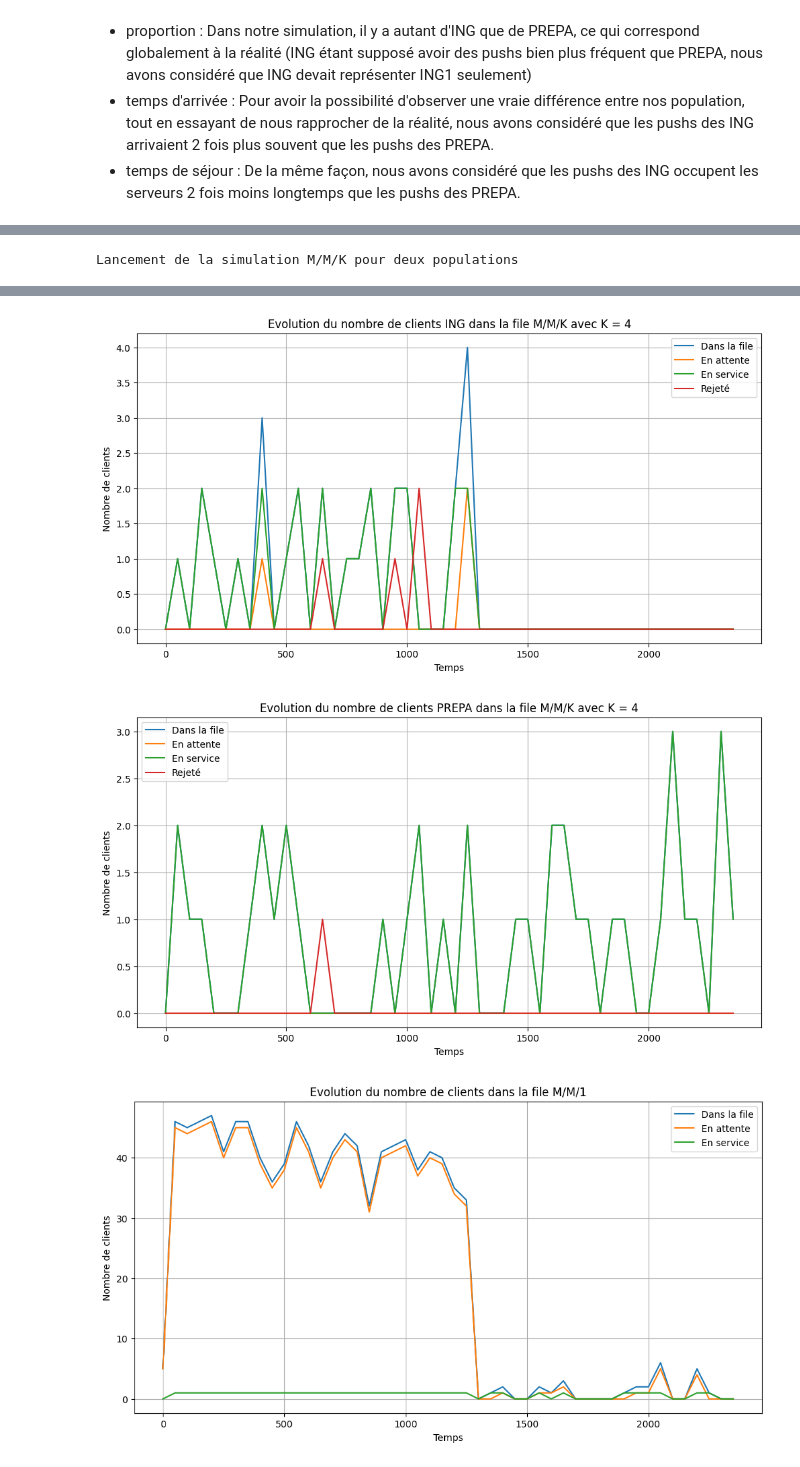
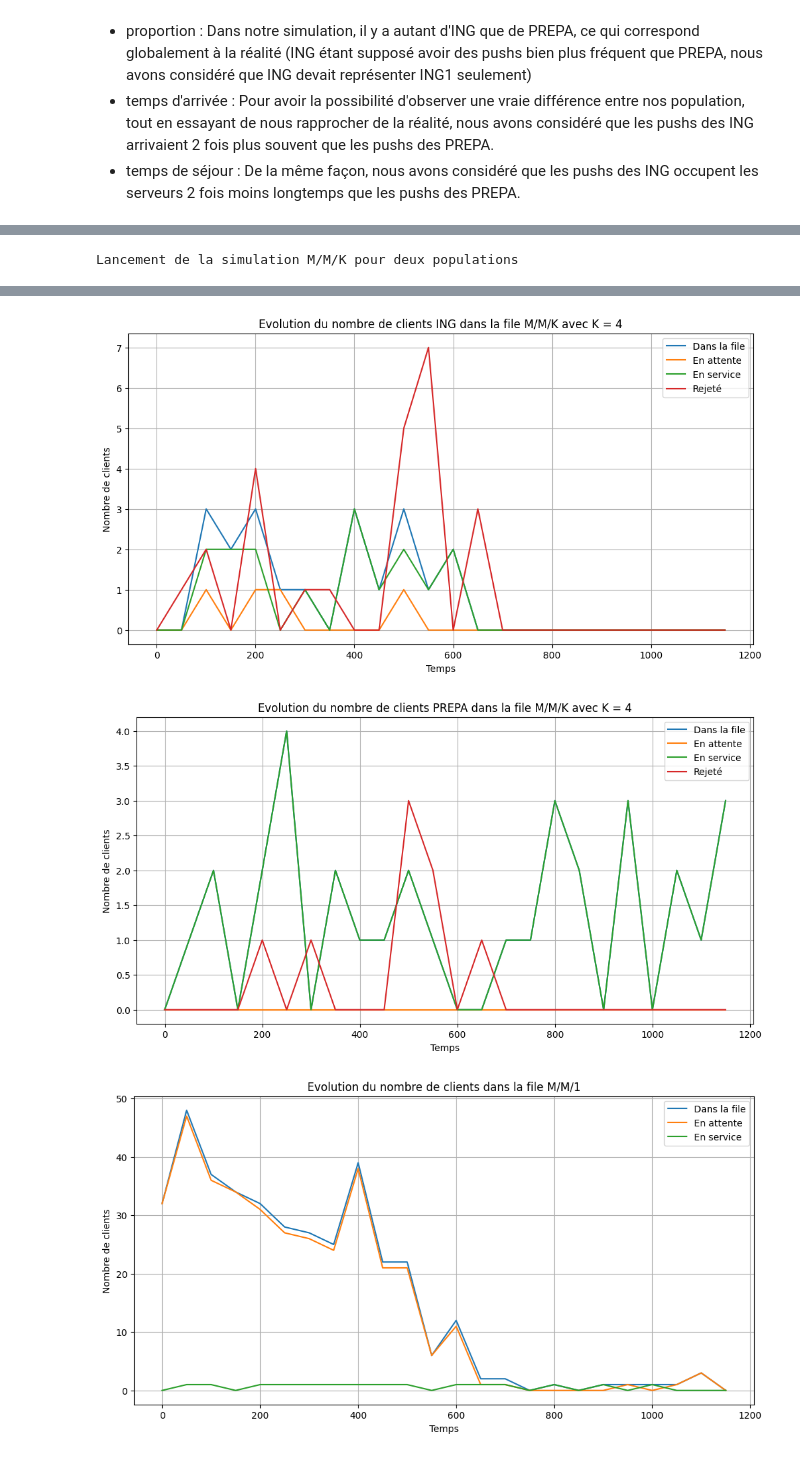
Before and after one commit to ElianaJunker/ERO2, a Jupyter notebook: channels_and_dams_benchmarking_q1.ipynb, the cells around one changed output, grey strips where cells are left out. Saved outputs shown, nothing was run; the diff lists cells and outputs as text; code cells hidden in the pictures.

```diff
--- a/channels_and_dams_benchmarking_q1.ipynb
+++ b/channels_and_dams_benchmarking_q1.ipynb
@@ -350,18 +748,18 @@ class mm1_finite():
 # %%
 # Paramètres de la file M/M/K
-lambda_arr_ing = 2.0  # Taux d'arrivée des pushs population ing
-lambda_arr_prepa = 1.0 # Taux d'arrivée des pushs population prepa
-mu_1_ing = 2.4 # Taux de service des serveurs population ing
-mu_1_prepa = 1.2 # Taux de service des serveurs population prepa
+lambda_arr_ing = 4  # Taux d'arrivée des pushs population ing
+lambda_arr_prepa = 2 # Taux d'arrivée des pushs population prepa
+mu_1_ing = 3.2 # Taux de service des serveurs population ing
+mu_1_prepa = 1.6 # Taux de service des serveurs population prepa
 K = 4            # Nombre de serveurs
 gen = np.random.default_rng(seed=42)
 z = 5000
-Ks = 5 # Taille maximale de la file pour M/M/K (SANS le nombre de serveurs)
+Ks = 6 # Taille maximale de la file pour M/M/K (SANS le nombre de serveurs)
 
 # Paramètres de la file M/M/1
-lambda_arr_2 = 1.0  # Taux d'arrivée des pushs
-mu_2 = 2.4       # Taux de service du serveur
-Kf = 40 # Taille maximale de la file pour M/M/1 (SANS le nombre de serveurs)
+lambda_arr_2 = 1  # Taux d'arrivée des pushs
+mu_2 = 8       # Taux de service du serveur
+Kf = 35 # Taille maximale de la file pour M/M/1 (SANS le nombre de serveurs)
 
 # Créer une instance de la file M/M/K
 mmk_queue = mmk_finite_two_populations(lamda_ing=lambda_arr_ing, lamda_prepa=lambda_arr_prepa,mu_ing=mu_1_ing, mu_prepa=mu_1_prepa, k=K, Ks=Ks, gen=gen, test_z=z)
@@ -482,3 +880,3 @@ Statistiques de la file M/M/1:
-[figure, old version]
+[figure, new version]
-[figure, old version]
+[figure, new version]
-[figure, old version]
+[figure, new version]
```
Also changed, not shown: parts of 15 cells of this notebook.
